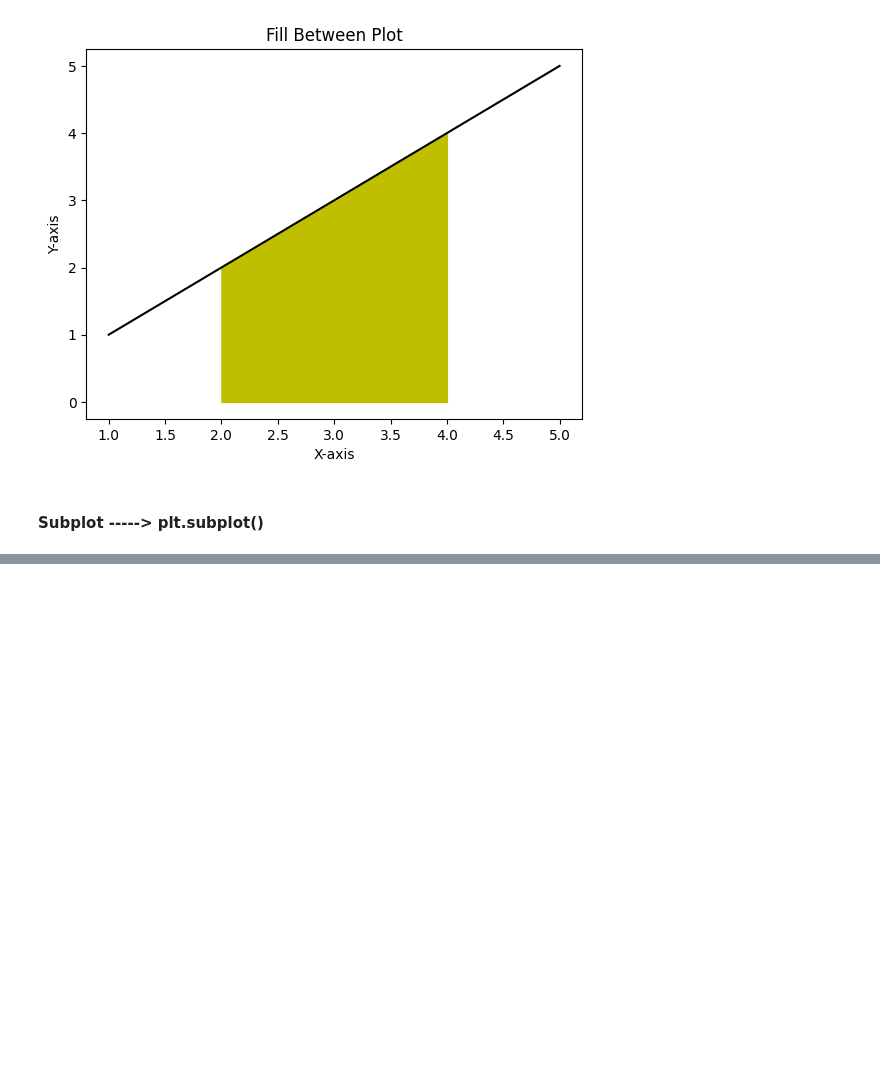
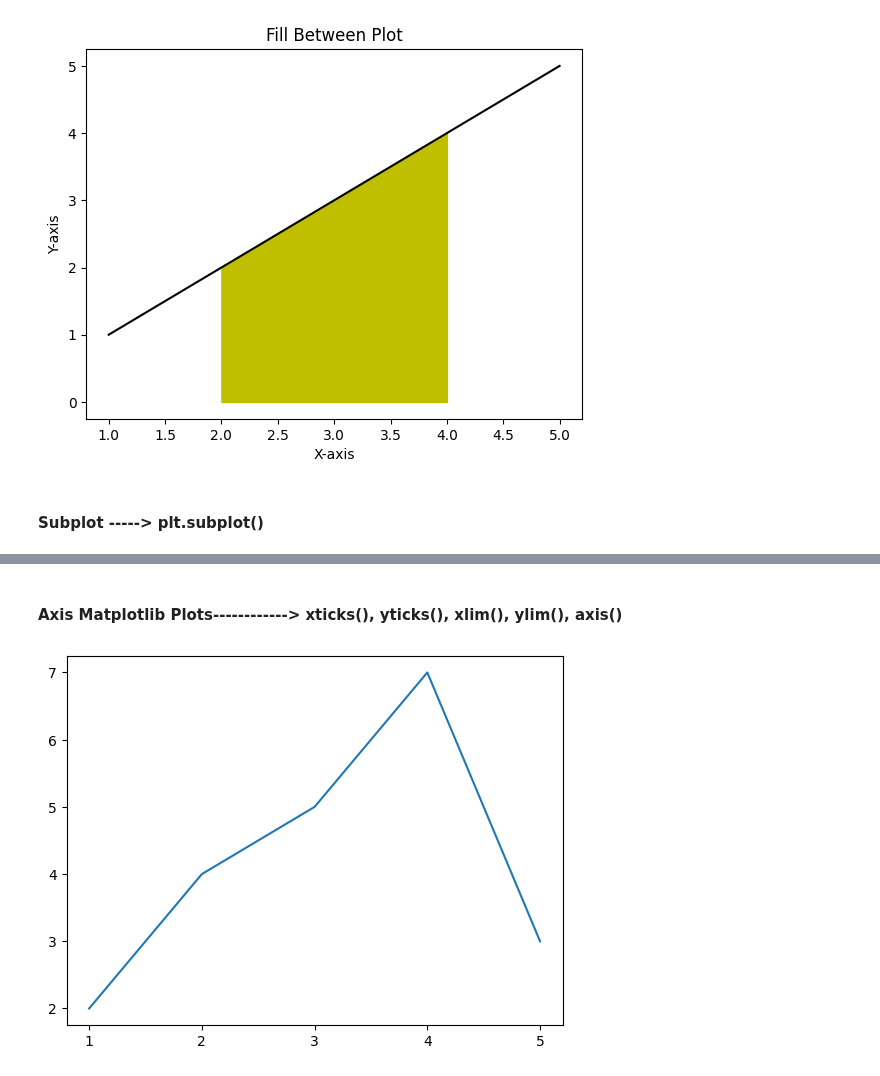
Before and after one commit to AnkitBhagat17/Data_Visualization, a Jupyter notebook: Matplotlib.ipynb, the cells around one changed output, grey strips where cells are left out. Saved outputs shown, nothing was run; the diff lists cells and outputs as text; code cells hidden in the pictures; blank space fills up the shorter version.

```diff
--- a/Matplotlib.ipynb
+++ b/Matplotlib.ipynb
@@ -224,0 +240,14 @@ plt.show()
+# %% [markdown]
+#### Axis Matplotlib Plots------------> xticks(), yticks(), xlim(), ylim(), axis()
+# %%
+import matplotlib.pyplot as plt
+
+x = [1, 2, 3, 4, 5]
+y = [2, 4, 5, 7, 3]
+
+plt.plot(x,y)
+plt.xticks(x)
+# plt.yticks(y)
+plt.show()
+# %% [output]
+[figure, added]
```
Also changed, not shown: parts of 3 cells of this notebook.
